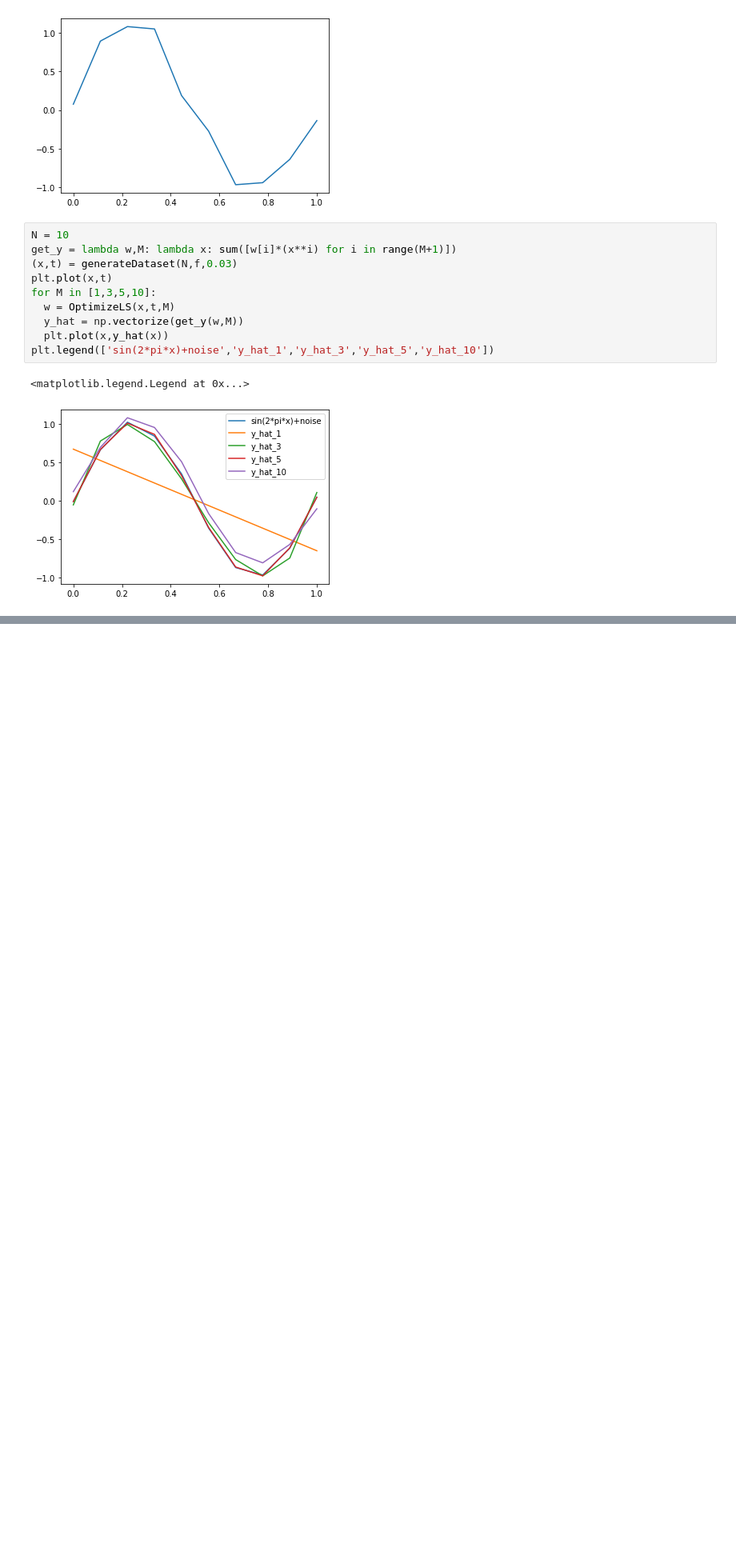
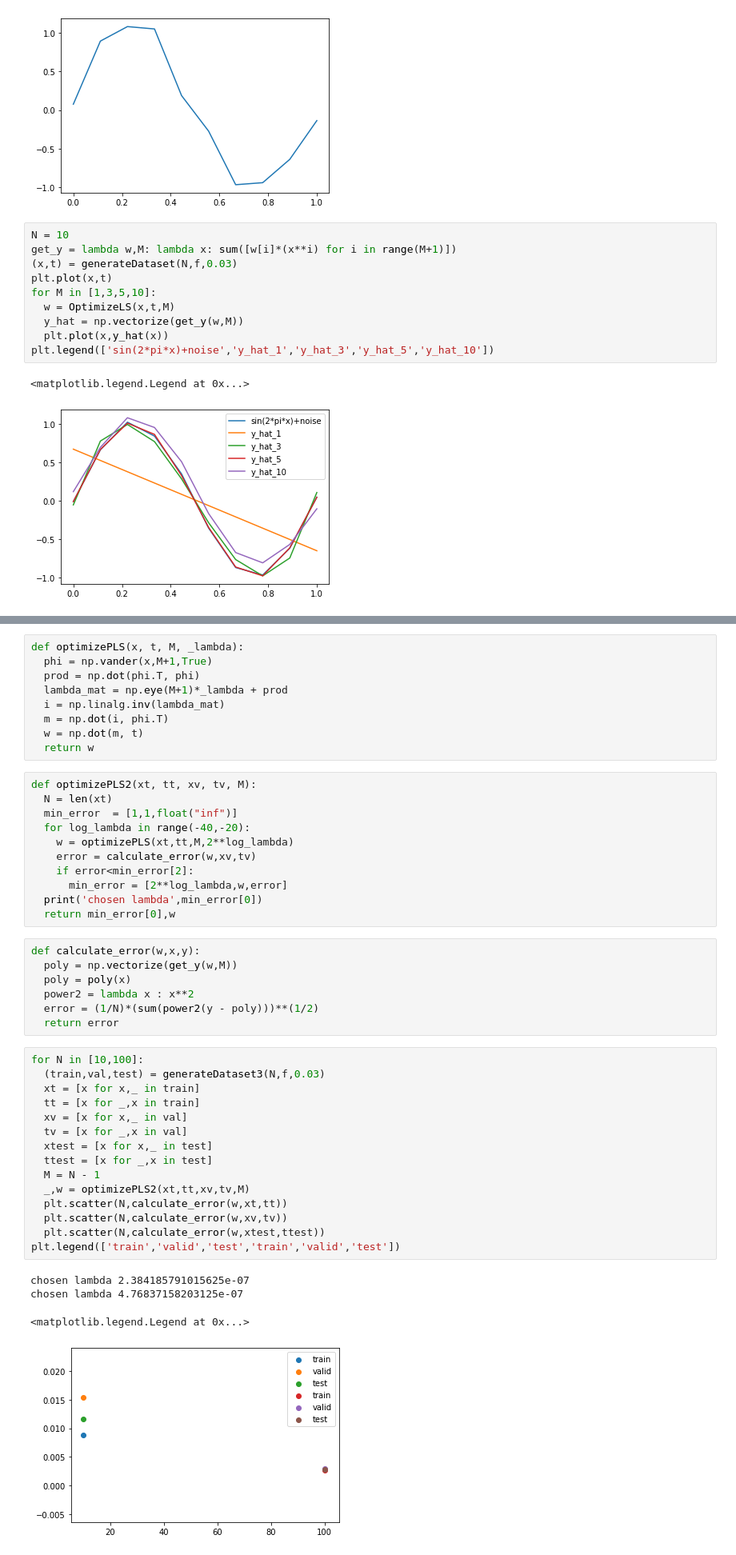
Before and after one commit to NitCoh/NLPAss1, a Jupyter notebook: part1.ipynb, the cells around one changed output, grey strips where cells are left out. Shown at 80% size. Saved outputs shown, nothing was run; the diff lists cells and outputs as text; blank space fills up the shorter version.

```diff
--- a/part1.ipynb
+++ b/part1.ipynb
@@ -648,0 +680,47 @@ plt.legend(['sin(2*pi*x)+noise','y_hat_1','y_hat_3','y_hat_5','y_hat_10'])
+# %%
+def optimizePLS(x, t, M, _lambda):
+  phi = np.vander(x,M+1,True)
+  prod = np.dot(phi.T, phi)
+  lambda_mat = np.eye(M+1)*_lambda + prod
+  i = np.linalg.inv(lambda_mat)
+  m = np.dot(i, phi.T)
+  w = np.dot(m, t)
+  return w
+# %%
+def optimizePLS2(xt, tt, xv, tv, M):
+  N = len(xt)
+  min_error  = [1,1,float("inf")]
+  for log_lambda in range(-40,-20):
+    w = optimizePLS(xt,tt,M,2**log_lambda)
+    error = calculate_error(w,xv,tv)
+    if error<min_error[2]:
+      min_error = [2**log_lambda,w,error]
+  print('chosen lambda',min_error[0])
+  return min_error[0],w
+# %%
+def calculate_error(w,x,y):
+  poly = np.vectorize(get_y(w,M))
+  poly = poly(x)
+  power2 = lambda x : x**2
+  error = (1/N)*(sum(power2(y - poly)))**(1/2)
+  return error
+# %%
+for N in [10,100]:
+  (train,val,test) = generateDataset3(N,f,0.03)
+  xt = [x for x,_ in train]
+  tt = [x for _,x in train]
+  xv = [x for x,_ in val]
+  tv = [x for _,x in val]
+  xtest = [x for x,_ in test]
+  ttest = [x for _,x in test]
+  M = N - 1
+  _,w = optimizePLS2(xt,tt,xv,tv,M)
+  plt.scatter(N,calculate_error(w,xt,tt))
+  plt.scatter(N,calculate_error(w,xv,tv))
+  plt.scatter(N,calculate_error(w,xtest,ttest))
+plt.legend(['train','valid','test','train','valid','test'])
+# %% [output]
+chosen lambda 2.384185791015625e-07
+chosen lambda 4.76837158203125e-07
+<matplotlib.legend.Legend at 0x...>
+[figure, added]
```
Also changed, not shown: parts of 3 cells of this notebook.
